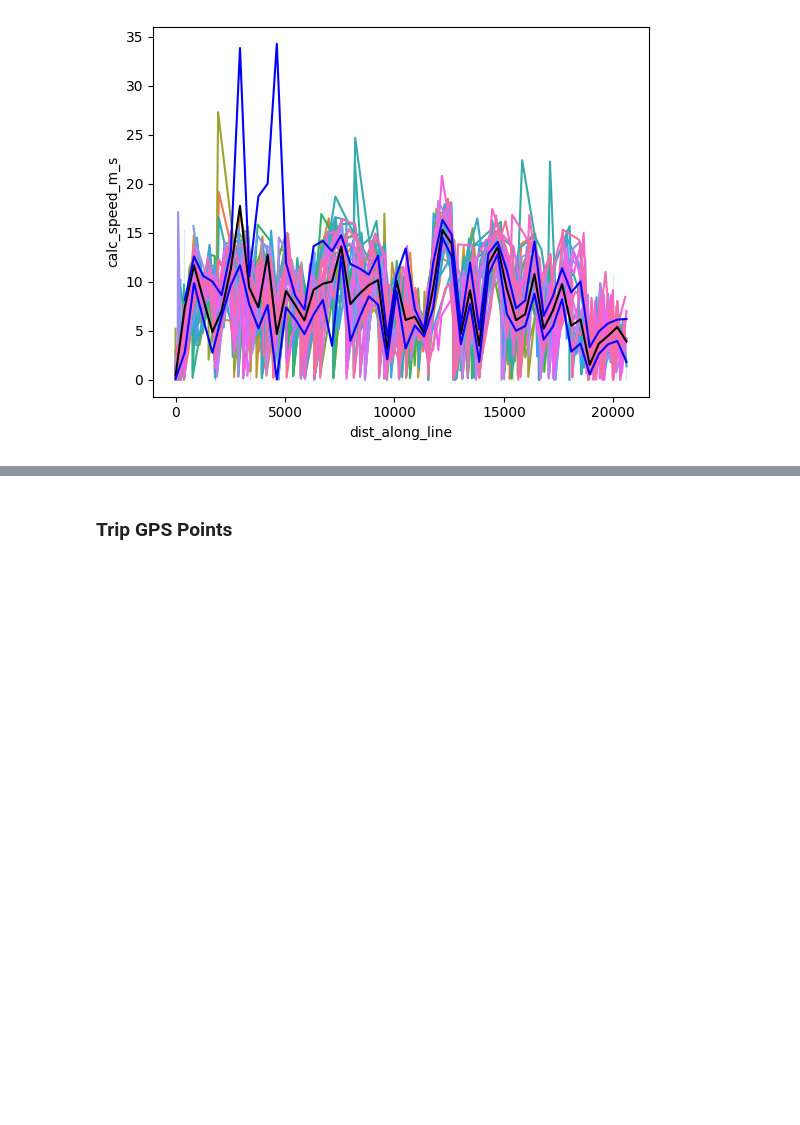
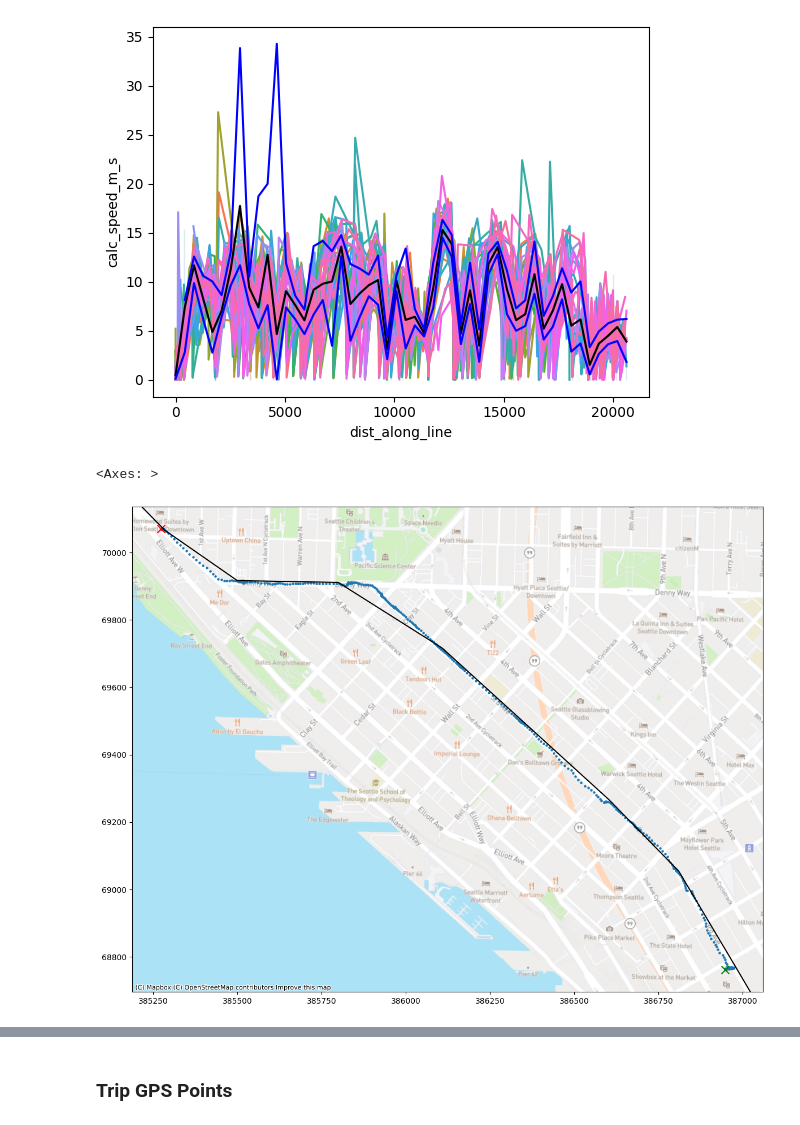
Before and after one commit to zackAemmer/open_bus_tools, a Jupyter notebook: notebooks/create_drive_cycle.ipynb, the cells around one changed output, grey strips where cells are left out. Saved outputs shown, nothing was run; the diff lists cells and outputs as text; code cells hidden in the pictures; blank space fills up the shorter version.

Commit message:
Phone plots in space

```diff
--- a/notebooks/create_drive_cycle.ipynb
+++ b/notebooks/create_drive_cycle.ipynb
@@ -127,0 +127,19 @@ sns.lineplot(x=eval_x, y=bottom, color='blue', ax=axes)
+# %%
+# Phone drive cycle in space
+data_phone = pd.read_csv("../data/kcm_validation_sensor/8124-33-2022-10-17_20-52-26/Location.csv")
+short_name, veh_id = str.split(pd.read_csv("../data/kcm_validation_sensor/8124-33-2022-10-17_20-52-26/Annotation.csv").iloc[0].text,"-")
+data_phone = gpd.GeoDataFrame(data_phone, geometry=gpd.points_from_xy(data_phone.longitude, data_phone.latitude), crs="EPSG:4326").to_crs("EPSG:32148")
+data_phone['calc_time_s'], data_phone['calc_dist_m'] = spatial.calculate_gps_metrics(data_phone, 'seconds_elapsed')
+data_phone = data_phone.drop(index=0)
+data_phone['calc_speed_m_s'] = data_phone['calc_dist_m'] / data_phone['calc_time_s']
+
+route_ids = pd.unique(data_gtfs[(data_gtfs['route_short_name']==short_name) & (data_gtfs['direction_id']==0)].route_id)
+phone_shape = shapes[(shapes['route_id'].isin(route_ids)) & (shapes['direction_id']==0) & (shapes['service_id']==21133)]
+# %%
+data_phone['dist_along_line'] = data_phone['geometry'].apply(lambda pt: shapely.line_locate_point(phone_shape.geometry, pt))
+# %%
+fig, axes = plotting.formatted_basemap_scatterplot(data_phone)
+phone_shape.plot(ax=axes, color='black')
+# %% [output]
+<Axes: >
+[figure, added]
```
Also changed, not shown: parts of 3 cells of this notebook, 3 other files.
